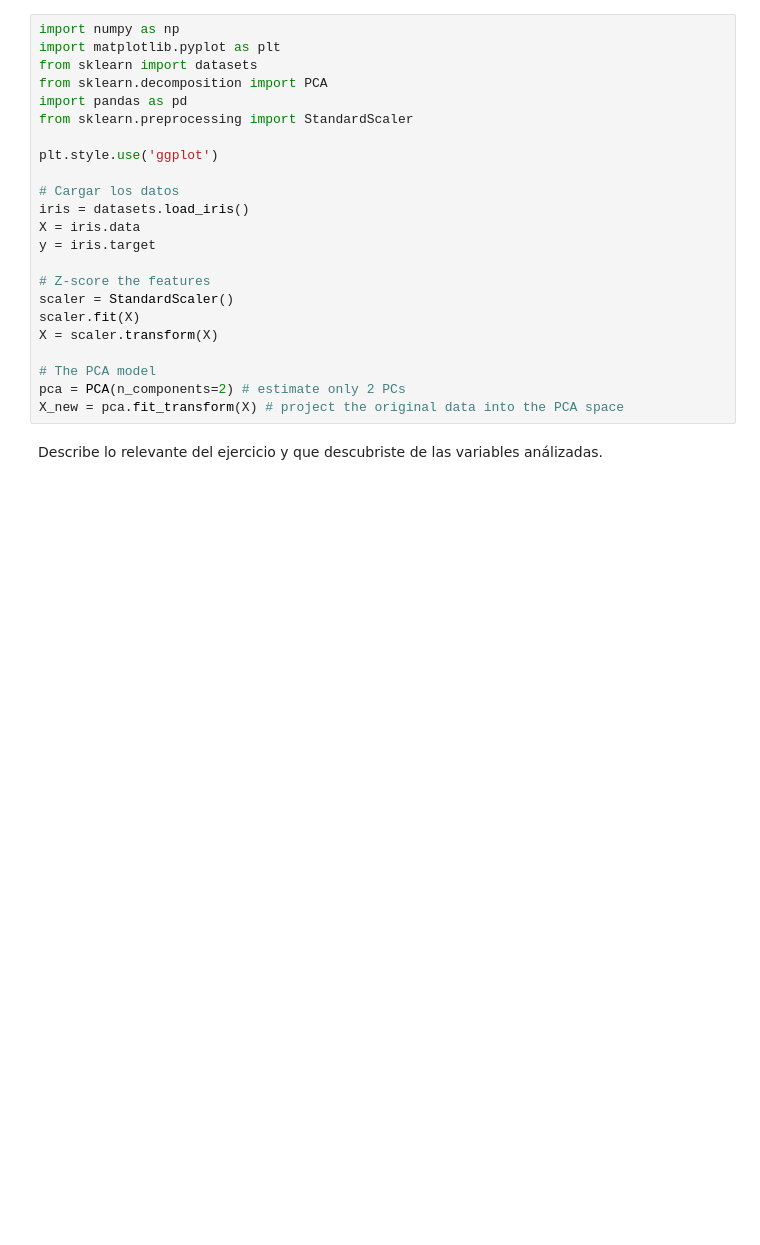
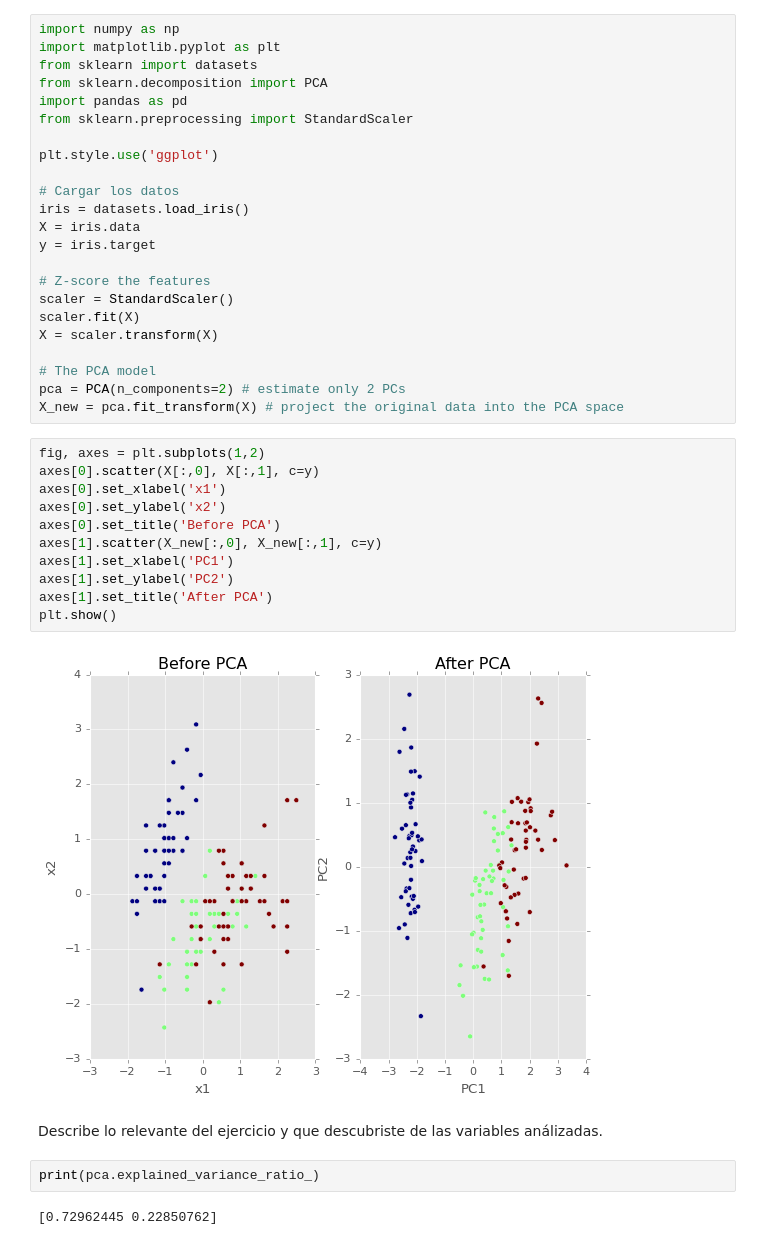
Before and after one commit to PosgradoMNA/actividades-de-aprendizaje-A01793918_HelmyMoreno, a Jupyter notebook: Actividad_5_Reduccion_dimensiones_v01793918.ipynb, the cells around one changed output. Drawn from its saved outputs; the diff is of its cells as text; blank space fills up the shorter version.

```diff
--- a/Actividad_5_Reduccion_dimensiones_v01793918.ipynb
+++ b/Actividad_5_Reduccion_dimensiones_v01793918.ipynb
@@ -530,5 +534,22 @@ X = scaler.transform(X)
 # The PCA model
 pca = PCA(n_components=2) # estimate only 2 PCs
 X_new = pca.fit_transform(X) # project the original data into the PCA space
+# %%
+fig, axes = plt.subplots(1,2)
+axes[0].scatter(X[:,0], X[:,1], c=y)
+axes[0].set_xlabel('x1')
+axes[0].set_ylabel('x2')
+axes[0].set_title('Before PCA')
+axes[1].scatter(X_new[:,0], X_new[:,1], c=y)
+axes[1].set_xlabel('PC1')
+axes[1].set_ylabel('PC2')
+axes[1].set_title('After PCA')
+plt.show()
+# %% [output]
+[figure, added]
 # %% [markdown]
 Describe lo relevante del ejercicio y que descubriste de las variables análizadas.
+# %%
+print(pca.explained_variance_ratio_)
+# %% [output]
+[0.72962445 0.22850762]
```
Also changed, not shown: parts of 14 cells of this notebook.
